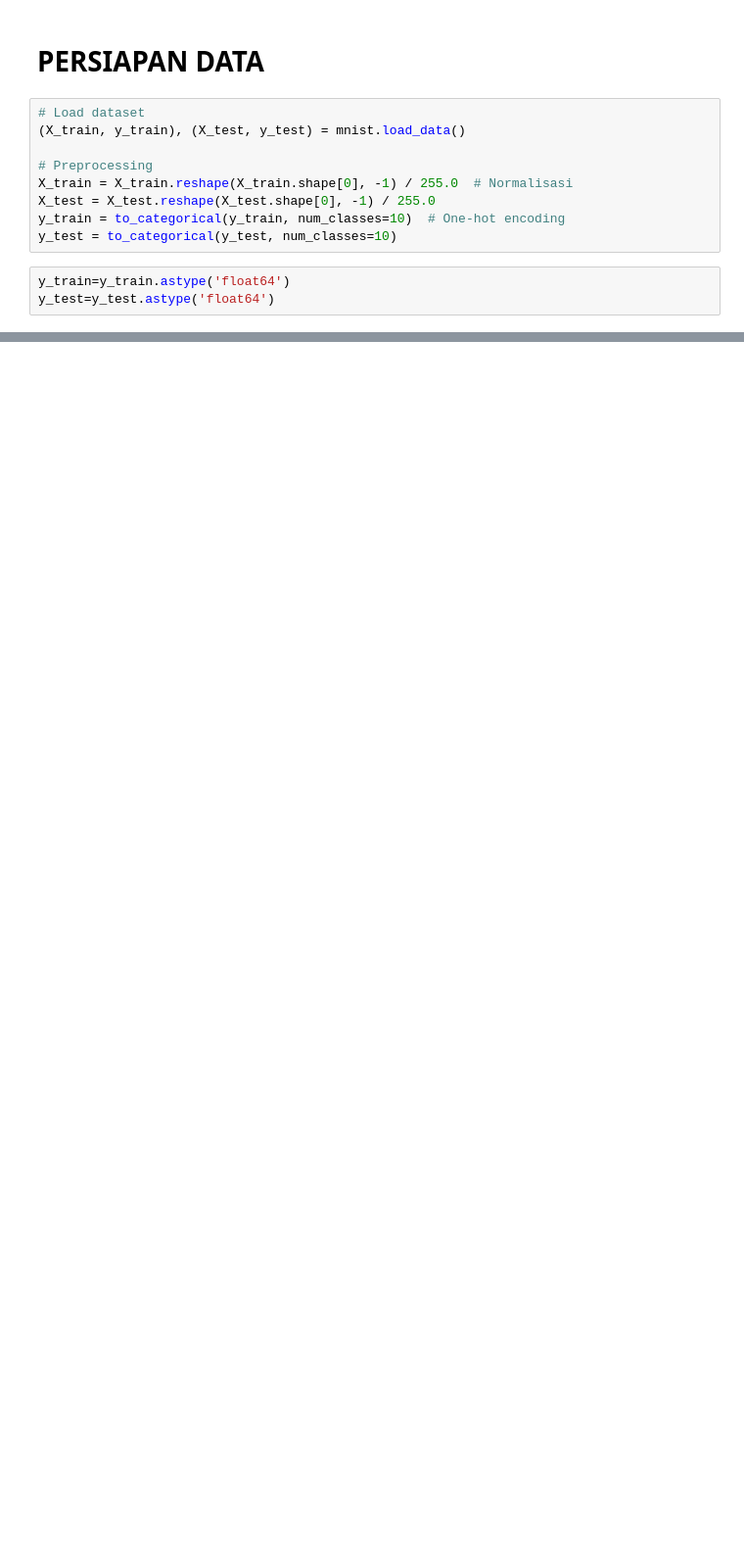
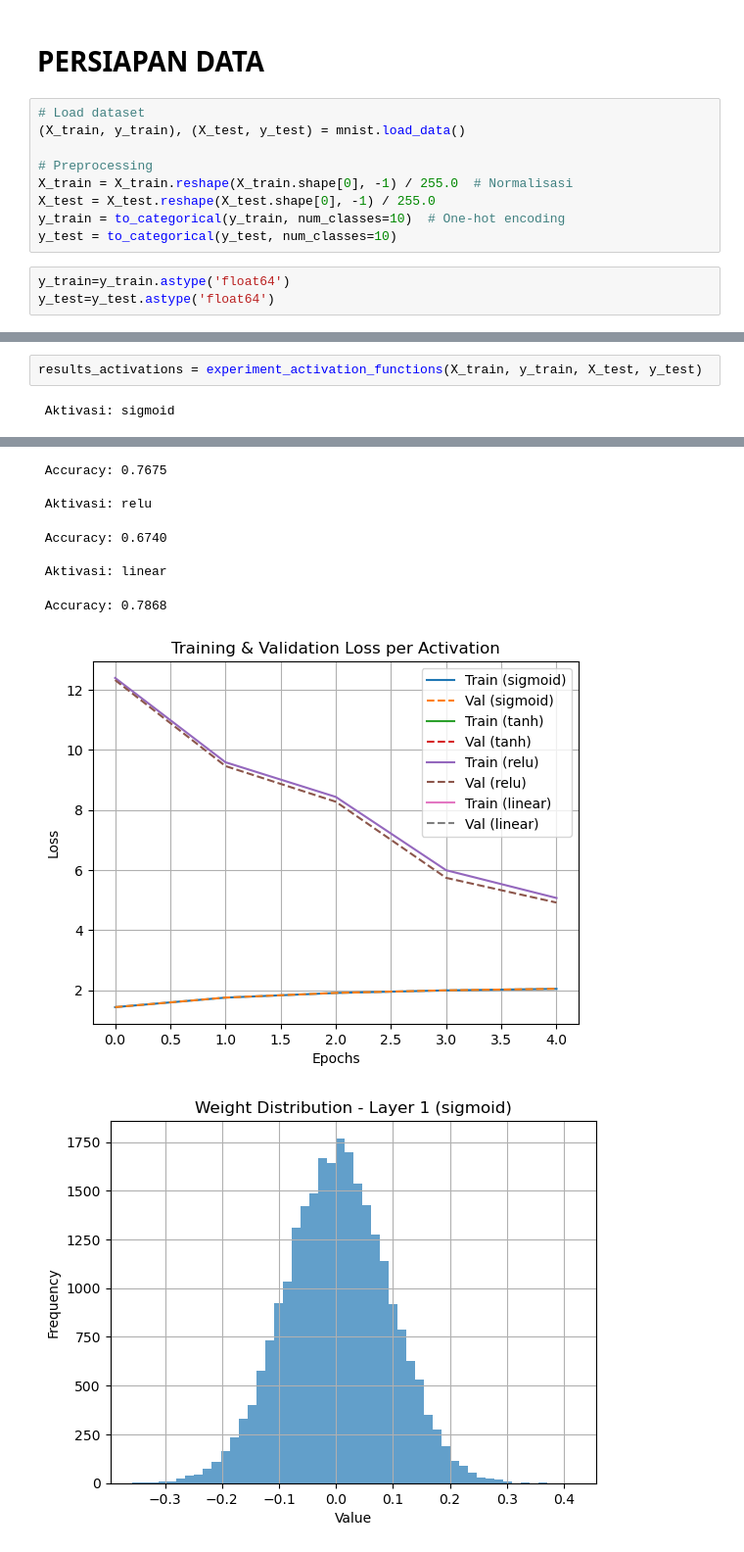
Before and after one commit to KonstanAftop/TUBES-1-ML, a Jupyter notebook: src/Testing_Notebook.ipynb, the cells around one changed output, grey strips where cells are left out. Shown at 98% size. Drawn from its saved outputs; the diff is of its cells as text; blank space fills up the shorter version.

```diff
--- a/src/Testing_Notebook.ipynb
+++ b/src/Testing_Notebook.ipynb
@@ -39,0 +156,4 @@ array([0, 3, 0, ..., 8, 8, 8], dtype=int64)
+# %%
+results_activations = experiment_activation_functions(X_train, y_train, X_test, y_test)
+# %% [output]
+ Aktivasi: sigmoid
@@ -39,0 +163,9 @@ array([0, 3, 0, ..., 8, 8, 8], dtype=int64)
+ Accuracy: 0.7675
+
+ Aktivasi: relu
+ Accuracy: 0.6740
+
+ Aktivasi: linear
+ Accuracy: 0.7868
+[figure, added]
+[figure, added]
```
Also changed, not shown: parts of 19 cells of this notebook, 1 other file.
